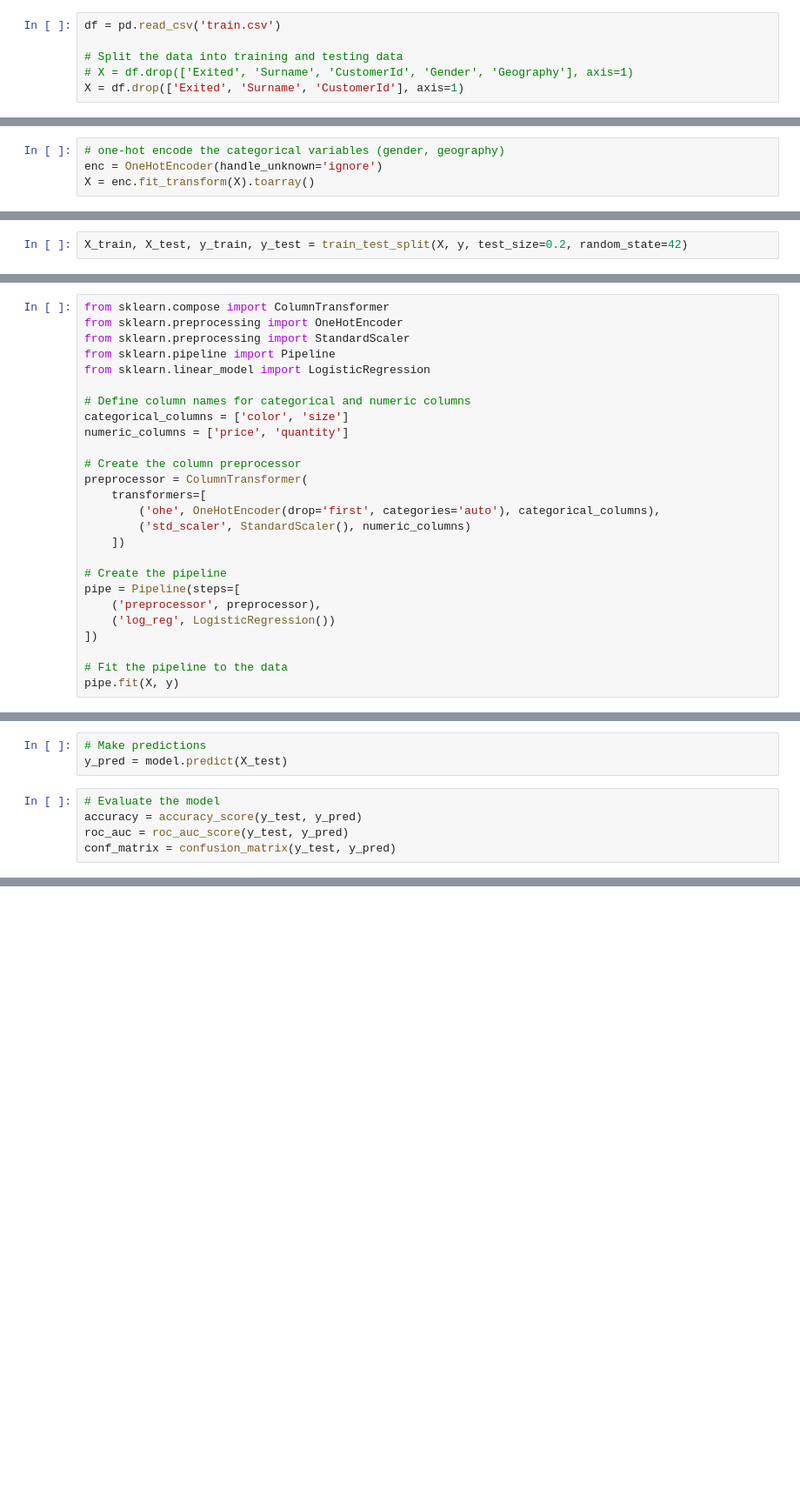
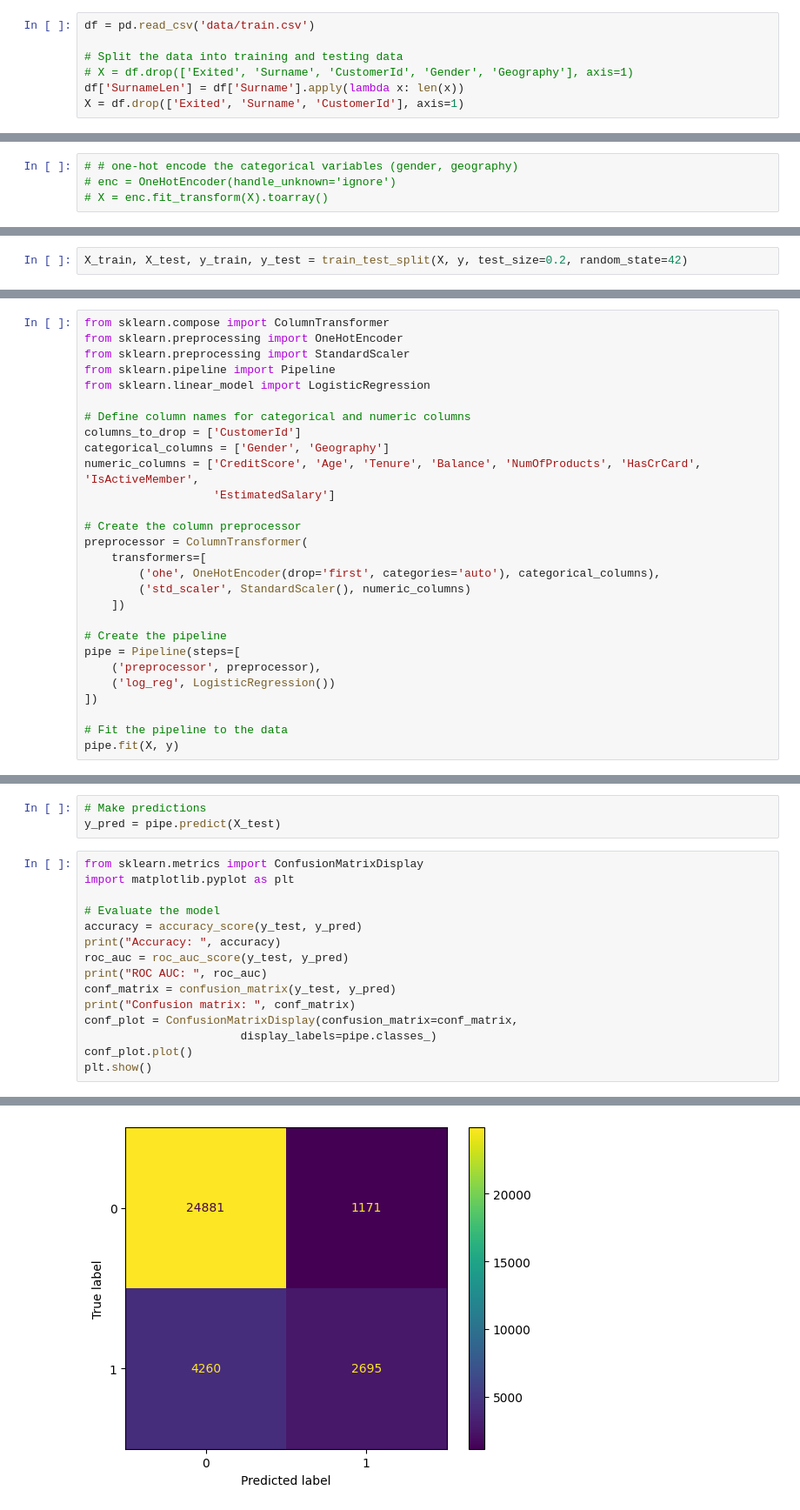
Before and after one commit to kevin51jiang/msci-546-project, a Jupyter notebook: baseline.ipynb, the cells around one changed output, grey strips where cells are left out. Shown: that part at 87% size. Saved outputs shown, nothing was run; the diff lists cells and outputs as text; blank space fills up the shorter version.

Commit message:
plot confoosion matrix, add pipeline to train

```diff
--- a/baseline.ipynb
+++ b/baseline.ipynb
@@ -8,8 +8,9 @@ from sklearn.linear_model import LogisticRegression
 from sklearn.metrics import accuracy_score, roc_auc_score, confusion_matrix
 from sklearn.preprocessing import OneHotEncoder
 # %%
-df = pd.read_csv('train.csv')
+df = pd.read_csv('data/train.csv')
 
 # Split the data into training and testing data
 # X = df.drop(['Exited', 'Surname', 'CustomerId', 'Gender', 'Geography'], axis=1)
+df['SurnameLen'] = df['Surname'].apply(lambda x: len(x))
 X = df.drop(['Exited', 'Surname', 'CustomerId'], axis=1)
@@ -16,7 +29,7 @@ X = df.drop(['Exited', 'Surname', 'CustomerId'], axis=1)
 # %%
-# one-hot encode the categorical variables (gender, geography)
-enc = OneHotEncoder(handle_unknown='ignore')
-X = enc.fit_transform(X).toarray()
+# # one-hot encode the categorical variables (gender, geography)
+# enc = OneHotEncoder(handle_unknown='ignore')
+# X = enc.fit_transform(X).toarray()
 # %%
 # Describe the X dataframe
 # pd.DataFrame(X).describe()
@@ -43,8 +56,10 @@ from sklearn.pipeline import Pipeline
 from sklearn.linear_model import LogisticRegression
 
 # Define column names for categorical and numeric columns
-categorical_columns = ['color', 'size']
-numeric_columns = ['price', 'quantity']
+columns_to_drop = ['CustomerId']
+categorical_columns = ['Gender', 'Geography']
+numeric_columns = ['CreditScore', 'Age', 'Tenure', 'Balance', 'NumOfProducts', 'HasCrCard', 'IsActiveMember',
+                   'EstimatedSalary']
 
 # Create the column preprocessor
 preprocessor = ColumnTransformer(
@@ -66,8 +92,19 @@ LogisticRegression()
 # %%
 # Make predictions
-y_pred = model.predict(X_test)
+y_pred = pipe.predict(X_test)
 # %%
+from sklearn.metrics import ConfusionMatrixDisplay
+import matplotlib.pyplot as plt
+
 # Evaluate the model
 accuracy = accuracy_score(y_test, y_pred)
+print("Accuracy: ", accuracy)
 roc_auc = roc_auc_score(y_test, y_pred)
+print("ROC AUC: ", roc_auc)
 conf_matrix = confusion_matrix(y_test, y_pred)
+print("Confusion matrix: ", conf_matrix)
+conf_plot = ConfusionMatrixDisplay(confusion_matrix=conf_matrix,
+                       display_labels=pipe.classes_)
+conf_plot.plot()
+plt.show()
+# %% [output]
@@ -73,0 +115 @@ conf_matrix = confusion_matrix(y_test, y_pred)
+[figure, added]
```
Also changed, not shown: parts of 6 cells of this notebook, 1 other file.
